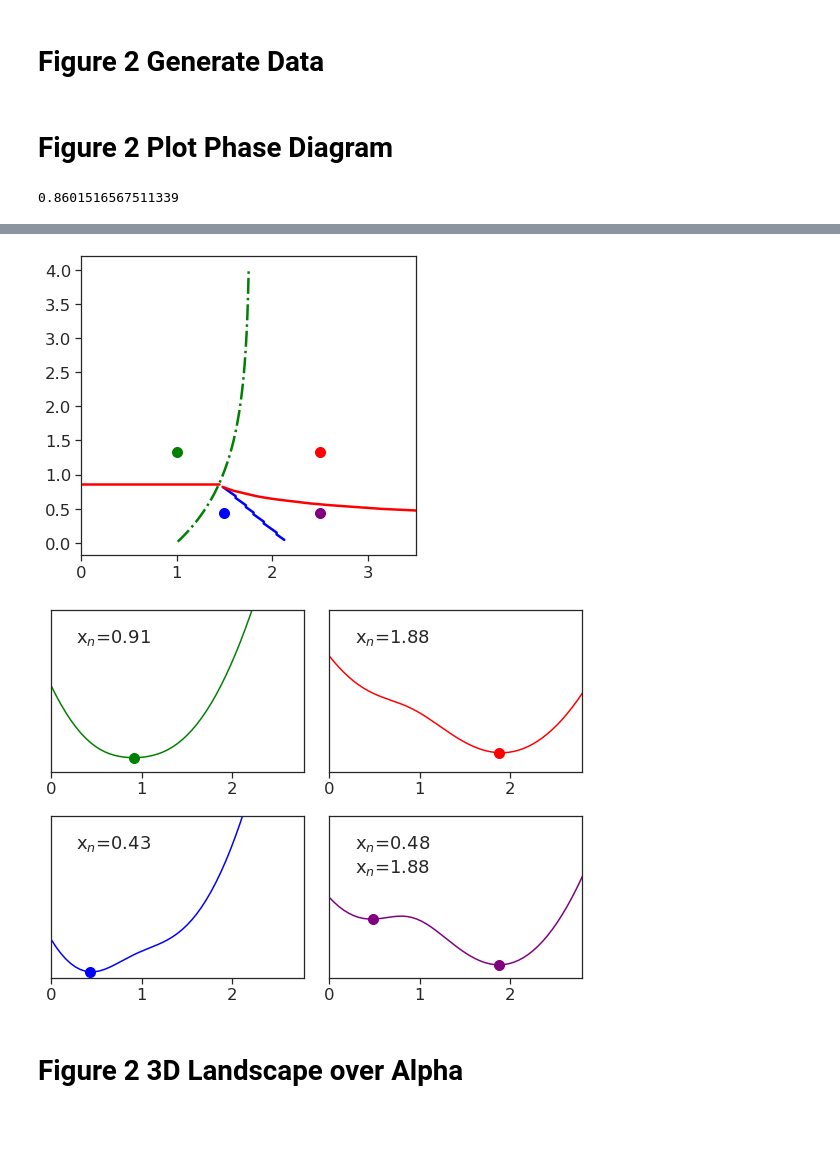
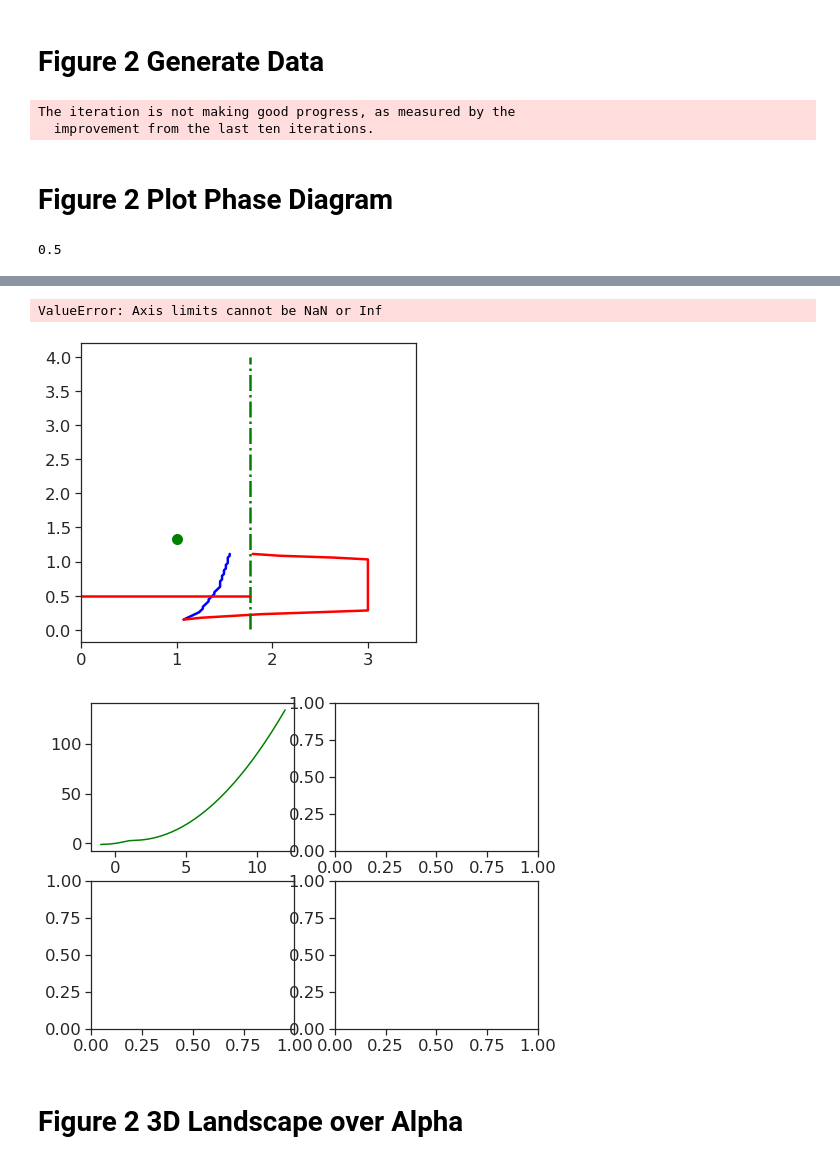
Before and after one commit to chris-price19/cell-mech-memory, a Jupyter notebook: mechanical_memory_general_v6.ipynb, the cells around one changed output, grey strips where cells are left out. Saved outputs shown, nothing was run; the diff lists cells and outputs as text; code cells hidden in the pictures; blank space fills up the shorter version.

```diff
--- a/mechanical_memory_general_v6.ipynb
+++ b/mechanical_memory_general_v6.ipynb
@@ -86,17 +86,18 @@ if saveall:
 ## figure 2 data cell
 params = {}
 params['kc'] = 1.3 # 0.5 #'soft' 1.
-params['km'] = 'stiff'
+params['km'] = 1. # 'stiff'
 params['n'] = 5
 params['m0'] = 3.
 params['x0'] = 2.;
 params['a0'] = 1.; params['xtt'] = 0.
 params['x_c'] = x_crit(params['n'])
+params['g'] = 10
 res = 150
 
 m_space = np.linspace(0.05, 12., res)
-x_space = np.linspace(0, 8., res)
-a_space = np.linspace(0.01, 4., res)
+x_space = np.linspace(-4, 12., res)
+a_space = np.linspace(0.01, 3., res)
 # ac_ind = np.where(np.abs(a_space - a_c) == np.amin(np.abs(a_space-a_c)))[0]
 
 a_c = alpha_crit(m_space, params)
@@ -107,6 +108,9 @@ mc_ind = np.where(np.abs(m_space/ params['m0'] - m_c) == np.amin(np.abs(m_space/
 
 # U_data, gmin_overm, b1_overm, b2_overm, inf_overm, capture2minima, capture_mvals, capmax = collect_minima(m_space, x_space, a_space, params)
 U_data, gmin_overm, b1_overm, b2_overm, inf_overm, capture2minima, capture_mvals, capmax = collect_minima(m_space, x_space, a_space, params)
+# %% [output]
+The iteration is not making good progress, as measured by the
+  improvement from the last ten iterations.
 # %% [markdown]
 # Figure 2 Plot Phase Diagram
 # %%
@@ -163,7 +167,7 @@ for mi, mm in enumerate(choose_m):
 
 gfig.show()
 
-saveall = True
+saveall = False
 if saveall:
     now = datetime.now().strftime("%m-%d-%Y_%H.%M")
 
@@ -179,4 +183,4 @@ if saveall:
     with open(fname1 + '.json', 'w') as f:
         f.write(json.dumps(params))
 # %% [output]
-0.8601516567511339
+0.5
@@ -184,5 +187,6 @@ if saveall:
+ValueError: Axis limits cannot be NaN or Inf
-[figure, old version]
+[figure, new version]
-[figure, old version]
+[figure, new version]
 # %% [markdown]
 # Figure 2 3D Landscape over Alpha
 # %%
```
Also changed, not shown: parts of 1 cell of this notebook, 1 other file.
